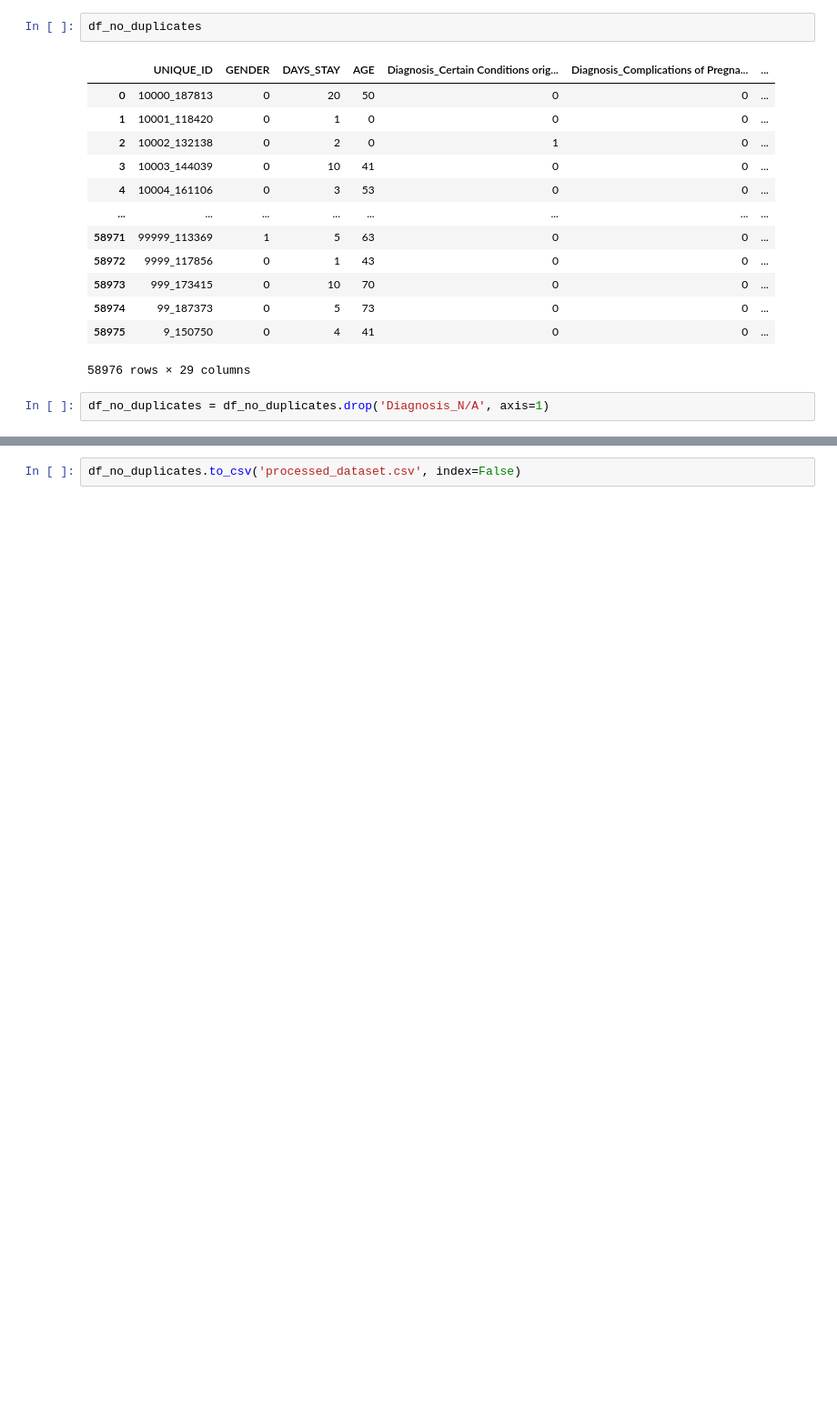
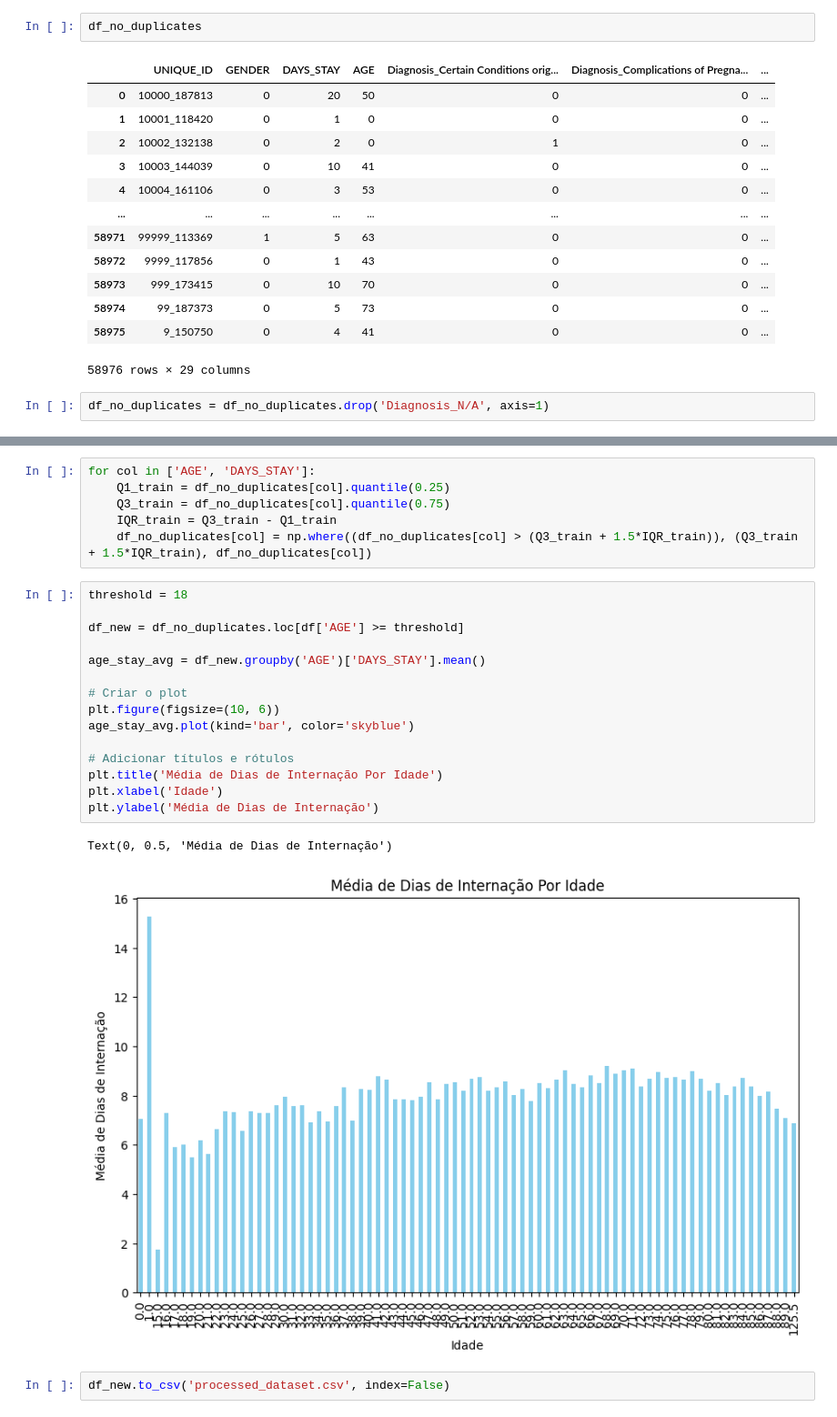
Before and after one commit to morgsweber/tcc_cc, a Jupyter notebook: pre_processamento.ipynb, the cells around one changed output, grey strips where cells are left out. Shown: that part at 91% size. Cells and saved outputs as stored; diff of their text form; blank space fills up the shorter version.

```diff
--- a/pre_processamento.ipynb
+++ b/pre_processamento.ipynb
@@ -393,5 +394,29 @@ Média de dias de estadia pra Diagnosis_Neoplasms: 11.041068222621185
 Média de dias de estadia pra Diagnosis_Supplementary Classification of External Causes of Injury and Poisoning: 10.595632031767042
 Média de dias de estadia pra Diagnosis_Supplementary Classification of Factors influencing Health Status and Contact with Health Services: 9.759330422125181
 Média de dias de estadia pra Diagnosis_Symptoms, Signs and Ill-defined Conditions: 11.487018134971757
+# %%
+for col in ['AGE', 'DAYS_STAY']:
+    Q1_train = df_no_duplicates[col].quantile(0.25)
+    Q3_train = df_no_duplicates[col].quantile(0.75)
+    IQR_train = Q3_train - Q1_train
+    df_no_duplicates[col] = np.where((df_no_duplicates[col] > (Q3_train + 1.5*IQR_train)), (Q3_train + 1.5*IQR_train), df_no_duplicates[col])
+# %%
+threshold = 18
+
+df_new = df_no_duplicates.loc[df['AGE'] >= threshold]
+
+age_stay_avg = df_new.groupby('AGE')['DAYS_STAY'].mean()
+
+# Criar o plot
+plt.figure(figsize=(10, 6))
+age_stay_avg.plot(kind='bar', color='skyblue')
+
+# Adicionar títulos e rótulos
+plt.title('Média de Dias de Internação Por Idade')
+plt.xlabel('Idade')
+plt.ylabel('Média de Dias de Internação')
+# %% [output]
+Text(0, 0.5, 'Média de Dias de Internação')
+[figure, added]
 # %%
-df_no_duplicates.to_csv('processed_dataset.csv', index=False)
+df_new.to_csv('processed_dataset.csv', index=False)
```
Also changed, not shown: parts of 2 cells of this notebook, 14 other files.
